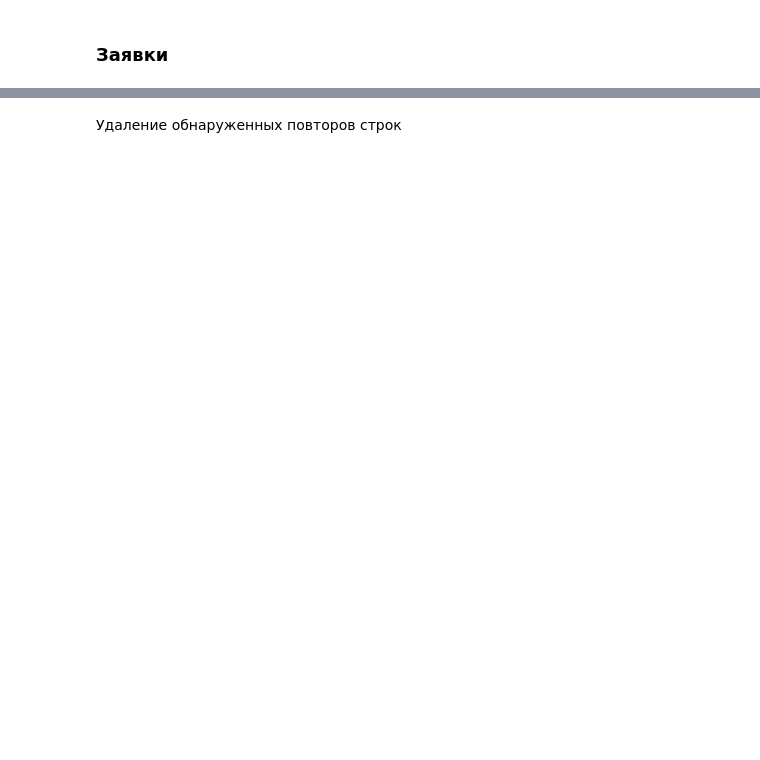
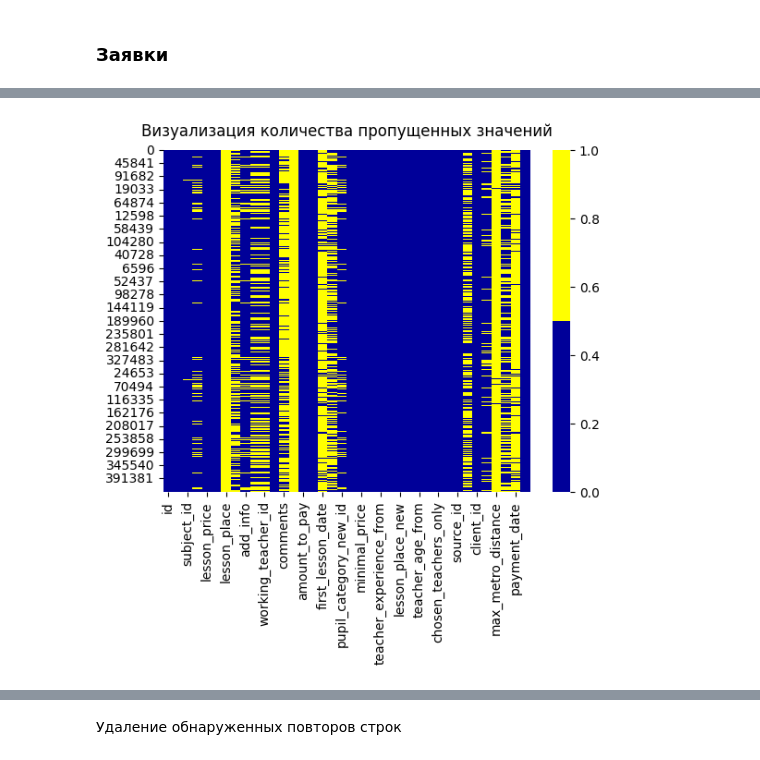
Before and after one commit to denis-42ds/classification_of_payment_requests, a Jupyter notebook: classification_of_payment_requests.ipynb, the cells around one changed output, grey strips where cells are left out. Saved outputs shown, nothing was run; the diff lists cells and outputs as text; code cells hidden in the pictures; blank space fills up the shorter version.

Commit message:
studying orders data

```diff
--- a/classification_of_payment_requests.ipynb
+++ b/classification_of_payment_requests.ipynb
@@ -182,7 +206,15 @@ np.random.seed(RANDOM_STATE)
 # %% [markdown]
 ## Загрузка данных
 # %%
-orders = pd.read_feather('data/orders.feather')
-teachers_info = pd.read_feather('data/teachers_info.feather')
-suitable_teachers = pd.read_feather('data/suitable_teachers.feather')
-prefered_teachers_order_id = pd.read_feather('data/prefered_teachers_order_id.feather')
+try:
+  orders = pd.read_feather('data/orders.feather')
+  teachers_info = pd.read_feather('data/teachers_info.feather')
+  suitable_teachers = pd.read_feather('data/suitable_teachers.feather')
+  prefered_teachers_order_id = pd.read_feather('data/prefered_teachers_order_id.feather')
+  print('загружено из каталога "data"')
+except:
+  orders = pd.read_feather(userdata.get('orders_path'))
+  teachers_info = pd.read_feather(userdata.get('teachers_info'))
+  suitable_teachers = pd.read_feather(userdata.get('suitable_teachers'))
+  prefered_teachers_order_id = pd.read_feather(userdata.get('preferred_teachers_order_id'))
+  print('загружено из каталога Google Drive')
@@ -214,4 +248,11 @@ memory usage: 217.1+ MB
 1 rows × 38 columns
+# %%
+sns.heatmap(orders.isnull(), cmap=sns.color_palette(['#000099', '#ffff00']))
+plt.xticks(rotation=90)
+plt.title('Визуализация количества пропущенных значений', size=12, y=1.02)
+plt.show()
+# %% [output]
+[figure, added]
 # %%
 print(f"количество полных дубликатов строк: {orders.duplicated().sum()}")
 print(f"количество полных дубликатов в общем количестве строк: {orders.duplicated().sum() / orders.shape[0] * 100:.3f}%")
```
Also changed, not shown: parts of 39 cells of this notebook.
